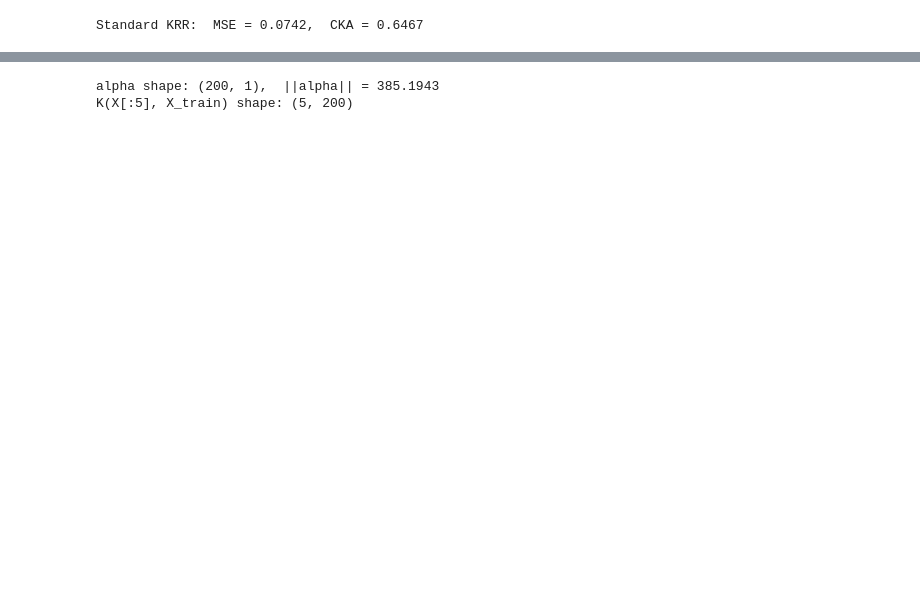
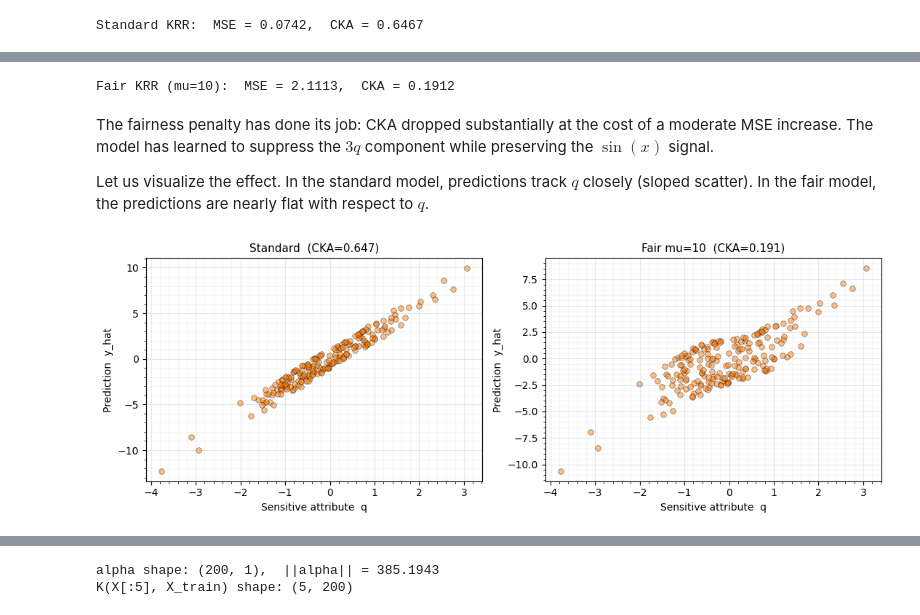
Before and after one commit to jejjohnson/keras-fairkl, a Jupyter notebook: docs/notebooks/tutorial_fair_krr_part3.ipynb, the cells around one changed output, grey strips where cells are left out. Saved outputs shown, nothing was run; the diff lists cells and outputs as text; code cells hidden in the pictures; blank space fills up the shorter version.

```diff
--- a/docs/notebooks/tutorial_fair_krr_part3.ipynb
+++ b/docs/notebooks/tutorial_fair_krr_part3.ipynb
@@ -64,0 +106,30 @@ Standard KRR:  MSE = 0.0742,  CKA = 0.6467
+# %%
+model_fair = FairKernelRidge(sigma=1.0, lam=0.01, mu=10.0, sigma_q=1.0)
+model_fair.fit(X, y, q=q, epochs=200, lr=0.005)
+
+y_fair = np.array(model_fair.predict(X)).ravel()
+mse_fair = float(np.mean((y_fair - y) ** 2))
+cka_fair = float(cka_rbf(y_fair.reshape(-1, 1).astype("float32"), q))
+print(f"Fair KRR (mu=10):  MSE = {mse_fair:.4f},  CKA = {cka_fair:.4f}")
+# %% [output]
+Fair KRR (mu=10):  MSE = 2.1113,  CKA = 0.1912
+# %% [markdown]
+The fairness penalty has done its job: CKA dropped substantially at the cost of a moderate MSE increase.  The model has learned to suppress the $3q$ component while preserving the $\sin(x)$ signal.
+
+Let us visualize the effect.  In the standard model, predictions track $q$ closely (sloped scatter).  In the fair model, the predictions are nearly flat with respect to $q$.
+# %%
+fig, axes = plt.subplots(1, 2, figsize=(11, 4))
+for ax, yh, title in zip(
+    axes,
+    [y_std, y_fair],
+    [f"Standard  (CKA={cka_std:.3f})", f"Fair mu=10  (CKA={cka_fair:.3f})"],
+):
+    ax.scatter(q.ravel(), yh, c="C1", **SCATTER_KW)
+    ax.set_xlabel("Sensitive attribute  q")
+    ax.set_ylabel("Prediction  y_hat")
+    ax.set_title(title, fontsize=11)
+    style_ax(ax)
+plt.tight_layout()
+plt.show()
+# %% [output]
+[figure, added]
```
Also changed, not shown: parts of 49 cells of this notebook, 26 other files.
